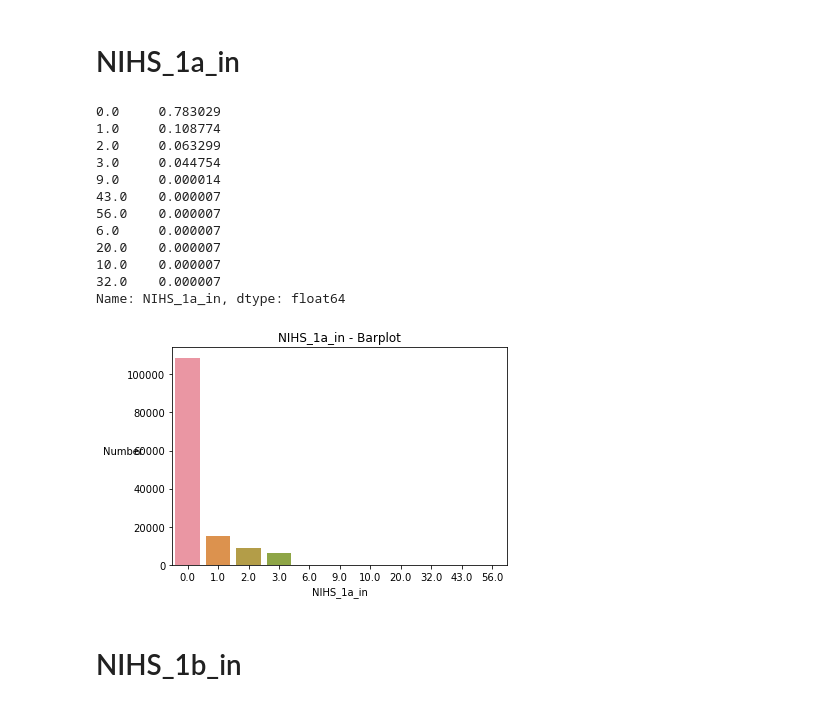
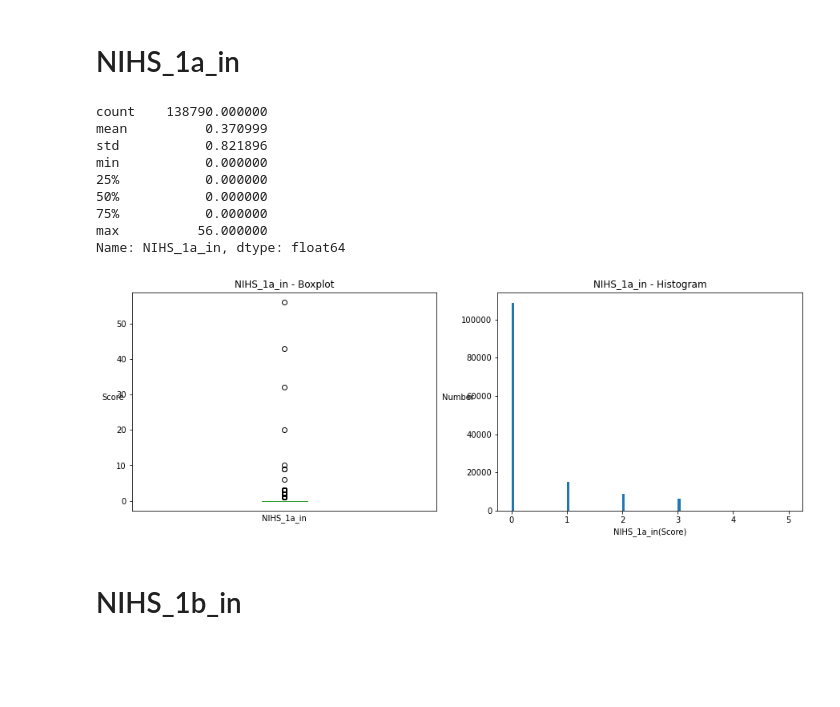
Before and after one commit to sn987532159/TSR_ML, a Jupyter notebook: data_exploration/Pre-visualisation - CASEDNIHS.ipynb, the cells around one changed output. Cells and saved outputs as stored; diff of their text form; code cells hidden in the pictures; blank space fills up the shorter version.

```diff
--- a/data_exploration/Pre-visualisation - CASEDNIHS.ipynb
+++ b/data_exploration/Pre-visualisation - CASEDNIHS.ipynb
@@ -30,30 +30,37 @@ cdn.describe()
 8 rows × 31 columns
 # %% [markdown]
 # NIHS_1a_in
-# %%
-nihs1ain = cdn.loc[:,"NIHS_1a_in"]
-#print(nihs1ain)
-print(nihs1ain.value_counts() / len(nihs1ain))
-#print(nihs1ain.describe())
-
-sns.countplot(nihs1ain)
-plt.title("NIHS_1a_in - Barplot")
-plt.xlabel('NIHS_1a_in')
-plt.ylabel('Number', rotation=0)
-plt.show()
-# %% [output]
-0.0     0.783029
-1.0     0.108774
-2.0     0.063299
-3.0     0.044754
-9.0     0.000014
-43.0    0.000007
-56.0    0.000007
-6.0     0.000007
-20.0    0.000007
-10.0    0.000007
-32.0    0.000007
-Name: NIHS_1a_in, dtype: float64
-[figure, removed]
+# %%
+nihs1ain = cdn.loc[:,"NIHS_1a_in"]
+#print(nihs1ain)
+#print(nihs1ain.value_counts() / len(nihs1ain))
+print(nihs1ain.describe())
+
+fig, (ax1,ax2) = plt.subplots(nrows = 1, ncols = 2, figsize = (15,5))
+
+nihs1ain.plot.box(ax = ax1)
+ax1.set_title("NIHS_1a_in - Boxplot")
+ax1.set_xlabel('NIHS_1a_in')
+ax1.set_ylabel('Score', rotation=0)
+ax1.set_xticks([])
+
+#nihs1ain.plot.hist(ax = ax2, bins=100)
+#plt.show()
+nihs1ain.plot.hist(ax = ax2, bins=100, range=[0,5])
+ax2.set_title("NIHS_1a_in - Histogram")
+ax2.set_xlabel('NIHS_1a_in(Score)')
+ax2.set_ylabel('Number', rotation=0)
+plt.show()
+# %% [output]
+count    138790.000000
+mean          0.370999
+std           0.821896
+min           0.000000
+25%           0.000000
+50%           0.000000
+75%           0.000000
+max          56.000000
+Name: NIHS_1a_in, dtype: float64
+[figure, added]
 # %% [markdown]
 # NIHS_1b_in
```
Also changed, not shown: parts of 62 cells of this notebook, 4 other files.
